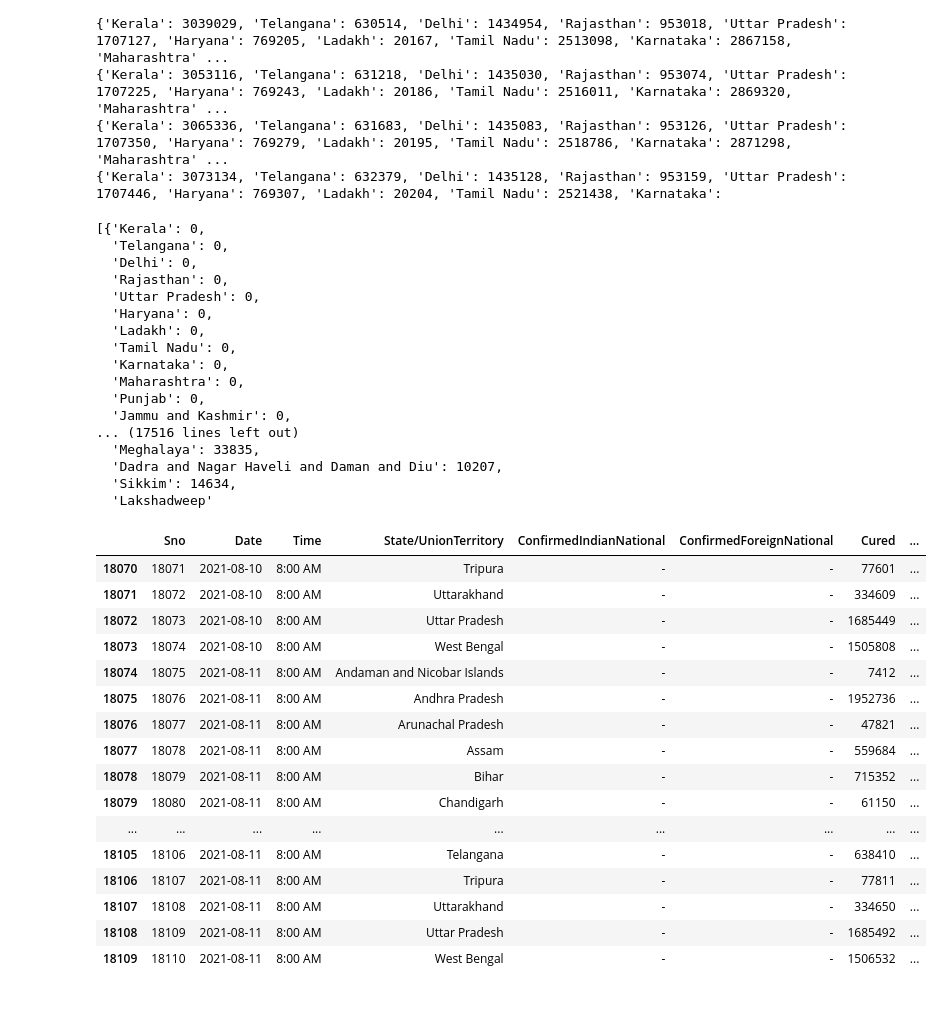
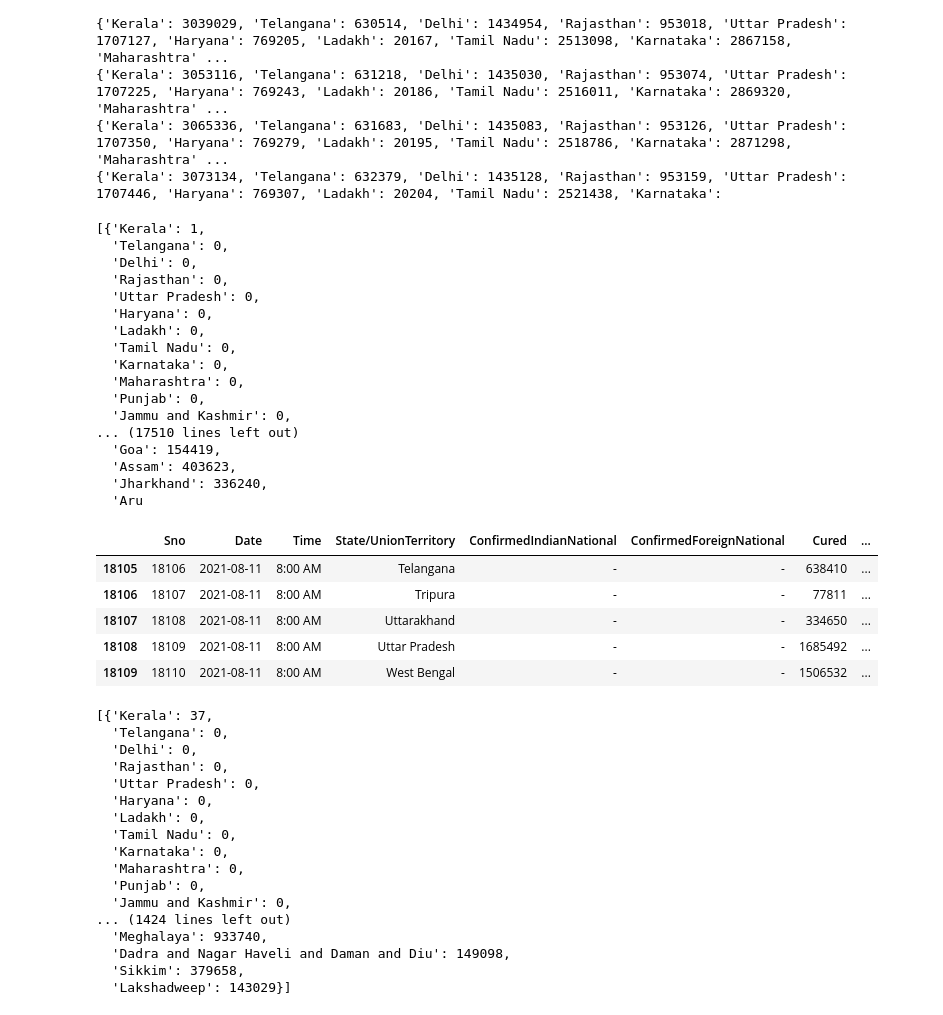
Before and after one commit to harshvardhanguleria/Covid_India_Prediction, a Jupyter notebook: Code/Covid_India_Prediction-Copy1.ipynb, the cells around one changed output. Saved outputs shown, nothing was run; the diff lists cells and outputs as text; code cells hidden in the pictures.

Commit message:
2-weeks-done

```diff
--- a/Code/Covid_India_Prediction-Copy1.ipynb
+++ b/Code/Covid_India_Prediction-Copy1.ipynb
@@ -290,9 +290,9 @@ for date in dates:
 {'Kerala': 3065336, 'Telangana': 631683, 'Delhi': 1435083, 'Rajasthan': 953126, 'Uttar Pradesh': 1707350, 'Haryana': 769279, 'Ladakh': 20195, 'Tamil Nadu': 2518786, 'Karnataka': 2871298, 'Maharashtra' ...
 {'Kerala': 3073134, 'Telangana': 632379, 'Delhi': 1435128, 'Rajasthan': 953159, 'Uttar Pradesh': 1707446, 'Haryana': 769307, 'Ladakh': 20204, 'Tamil Nadu': 2521438, 'Karnataka':
 # %%
-day_wise_confirmed
+day_wise_confirmed.pop(0)
 # %% [output]
-[{'Kerala': 0,
+[{'Kerala': 1,
   'Telangana': 0,
   'Delhi': 0,
   'Rajasthan': 0,
@@ -304,26 +304,15 @@ day_wise_confirmed
   'Maharashtra': 0,
   'Punjab': 0,
   'Jammu and Kashmir': 0,
-... (17516 lines left out)
-  'Meghalaya': 33835,
-  'Dadra and Nagar Haveli and Daman and Diu': 10207,
-  'Sikkim': 14634,
-  'Lakshadweep'
+... (17510 lines left out)
+  'Goa': 154419,
+  'Assam': 403623,
+  'Jharkhand': 336240,
+  'Aru
 # %%
-df.tail(40)
+df.tail()
 # %% [output]
 |  | Sno | Date | Time | State/UnionTerritory | ConfirmedIndianNational | ConfirmedForeignNational | Cured | ... |
-| 18070 | 18071 | 2021-08-10 | 8:00 AM | Tripura | - | - | 77601 | ... |
-| 18071 | 18072 | 2021-08-10 | 8:00 AM | Uttarakhand | - | - | 334609 | ... |
-| 18072 | 18073 | 2021-08-10 | 8:00 AM | Uttar Pradesh | - | - | 1685449 | ... |
-| 18073 | 18074 | 2021-08-10 | 8:00 AM | West Bengal | - | - | 1505808 | ... |
-| 18074 | 18075 | 2021-08-11 | 8:00 AM | Andaman and Nicobar Islands | - | - | 7412 | ... |
-| 18075 | 18076 | 2021-08-11 | 8:00 AM | Andhra Pradesh | - | - | 1952736 | ... |
-| 18076 | 18077 | 2021-08-11 | 8:00 AM | Arunachal Pradesh | - | - | 47821 | ... |
-| 18077 | 18078 | 2021-08-11 | 8:00 AM | Assam | - | - | 559684 | ... |
-| 18078 | 18079 | 2021-08-11 | 8:00 AM | Bihar | - | - | 715352 | ... |
-| 18079 | 18080 | 2021-08-11 | 8:00 AM | Chandigarh | - | - | 61150 | ... |
-| ... | ... | ... | ... | ... | ... | ... | ... | ... |
 | 18105 | 18106 | 2021-08-11 | 8:00 AM | Telangana | - | - | 638410 | ... |
 | 18106 | 18107 | 2021-08-11 | 8:00 AM | Tripura | - | - | 77811 | ... |
 | 18107 | 18108 | 2021-08-11 | 8:00 AM | Uttarakhand | - | - | 334650 | ... |
@@ -332,3 +339,23 @@ df.tail(40)
+# %%
+week_wise_confirmed
+# %% [output]
+[{'Kerala': 37,
+  'Telangana': 0,
+  'Delhi': 0,
+  'Rajasthan': 0,
+  'Uttar Pradesh': 0,
+  'Haryana': 0,
+  'Ladakh': 0,
+  'Tamil Nadu': 0,
+  'Karnataka': 0,
+  'Maharashtra': 0,
+  'Punjab': 0,
+  'Jammu and Kashmir': 0,
+... (1424 lines left out)
+  'Meghalaya': 933740,
+  'Dadra and Nagar Haveli and Daman and Diu': 149098,
+  'Sikkim': 379658,
+  'Lakshadweep': 143029}]
 # %%
 # creating condition column by checking the
 # confirmed cases based on past 2 weeks
```
Also changed, not shown: parts of 3 cells of this notebook.
